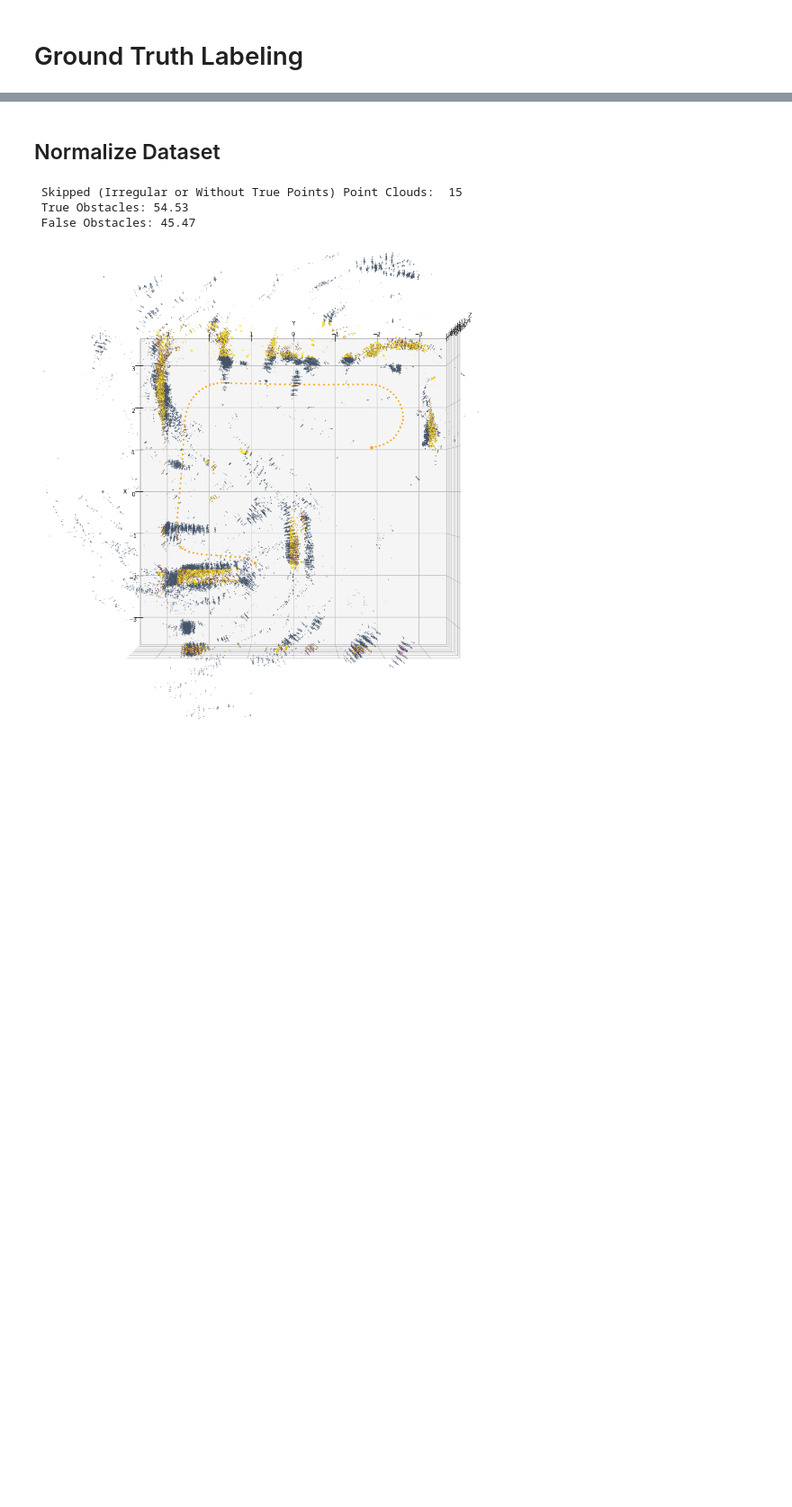
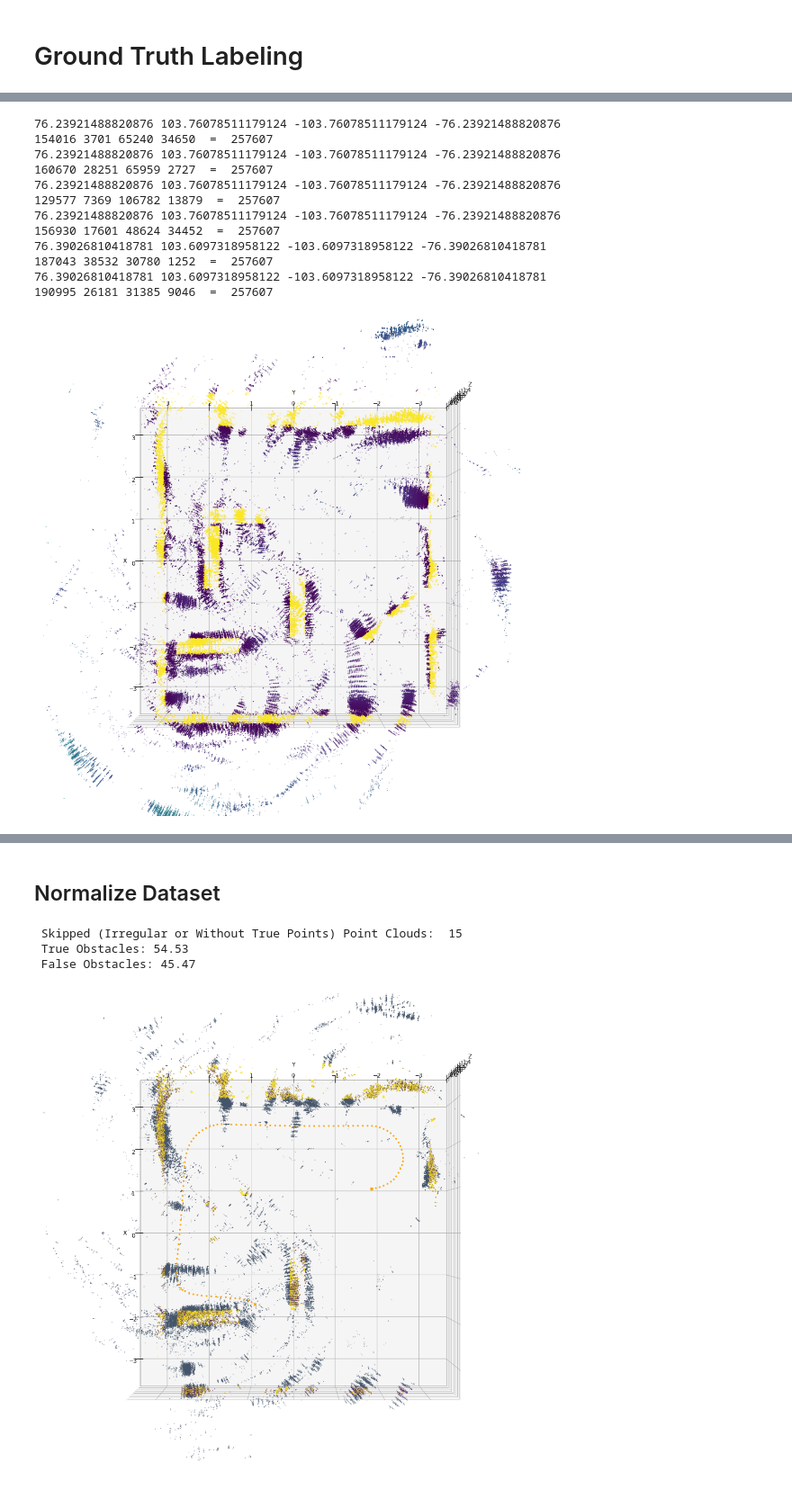
Before and after one commit to pedro-dm-gomes/graphrnn-mmw-denoising, a Jupyter notebook: manipulate_data.ipynb, the cells around one changed output, grey strips where cells are left out. Shown at 90% size. Saved outputs shown, nothing was run; the diff lists cells and outputs as text; code cells hidden in the pictures; blank space fills up the shorter version.

```diff
--- a/manipulate_data.ipynb
+++ b/manipulate_data.ipynb
@@ -299,0 +431,64 @@ plot_scene(abs_mmw[labels], fake_points=abs_mmw[not_labels], path=poses)
+# %%
+
+
+def obstacles_filter3(abs_mmw, pos, dims, tops, offset_x=VIC_OFF_X, offset_y=VIC_OFF_Y, verbose=False):
+
+    tmp1 = np.array([False]*abs_mmw.shape[0])
+    mmw_t = [abs_mmw[i:i+200] for i in range(0, abs_mmw.shape[0], 200)]
+    dists = []
+
+    i = 0
+    for i in range(len(pos)):
+        t = [[
+            -(pos[i][0] - VIC_OFF_X), -(pos[i][1] - VIC_OFF_Y), (pos[i][2])
+        ]]*(len(mmw_t))
+        tmp_ = np.array(update_refer_frame(copy.deepcopy(mmw_t), copy.deepcopy(t), offset_x=0, offset_y=0))
+        if verbose:
+            print(" obs: ", tops[i], "pos(t)", t[0], " dims: ", dims[i])
+            print(" pos: ", pos[i])
+        tmp2 = np.where((
+            (
+                (tmp_[:, 0] > -dims[i][0]/2) & \
+                (tmp_[:, 0] < dims[i][0]/2) \
+            ) & \
+            (
+                (tmp_[:, 1] > -dims[i][1]/2) & \
+                (tmp_[:, 1] < dims[i][1]/2) \
+            )
+        ))[0]
+        tmp1[tmp2] = True
+
+        x_ = quad_dist2(tmp_, box=[dims[i][0]/2, -dims[i][0]/2, dims[i][1]/2, -dims[i][1]/2])
+        # x_[x_ == 0.] = 15
+        # plot_scene(abs_mmw, colors=x_)
+        # break
+        dists.append(x_)
+    dists = np.vstack(dists).T
+    dists = dists.min(axis=1)
+    return tmp1, dists
+
+# Distance Metric Computation
+
+# Point to Obstacle distance
+tmp1, dists = obstacles_filter3(abs_mmw, pos, dims, tops, verbose=False)
+# set 1 to the min values in p2o_dist for each row
+# p2o_dist = np.int32(p2o_dist == p2o_dist.min(axis=1)[:, None])
+# print(dists.max())
+# dists[dists == 0.] = 5
+dists = np.vstack([dists, wall_d]).T.min(axis=1)
+dists[dists == 0.] = 5
+plot_scene(abs_mmw, colors=dists)
+# %% [output]
+76.23921488820876 103.76078511179124 -103.76078511179124 -76.23921488820876
+154016 3701 65240 34650  =  257607
+76.23921488820876 103.76078511179124 -103.76078511179124 -76.23921488820876
+160670 28251 65959 2727  =  257607
+76.23921488820876 103.76078511179124 -103.76078511179124 -76.23921488820876
+129577 7369 106782 13879  =  257607
+76.23921488820876 103.76078511179124 -103.76078511179124 -76.23921488820876
+156930 17601 48624 34452  =  257607
+76.39026810418781 103.6097318958122 -103.6097318958122 -76.39026810418781
+187043 38532 30780 1252  =  257607
+76.39026810418781 103.6097318958122 -103.6097318958122 -76.39026810418781
+190995 26181 31385 9046  =  257607
+[figure, added]
```
Also changed, not shown: parts of 6 cells of this notebook, 4 other files.
